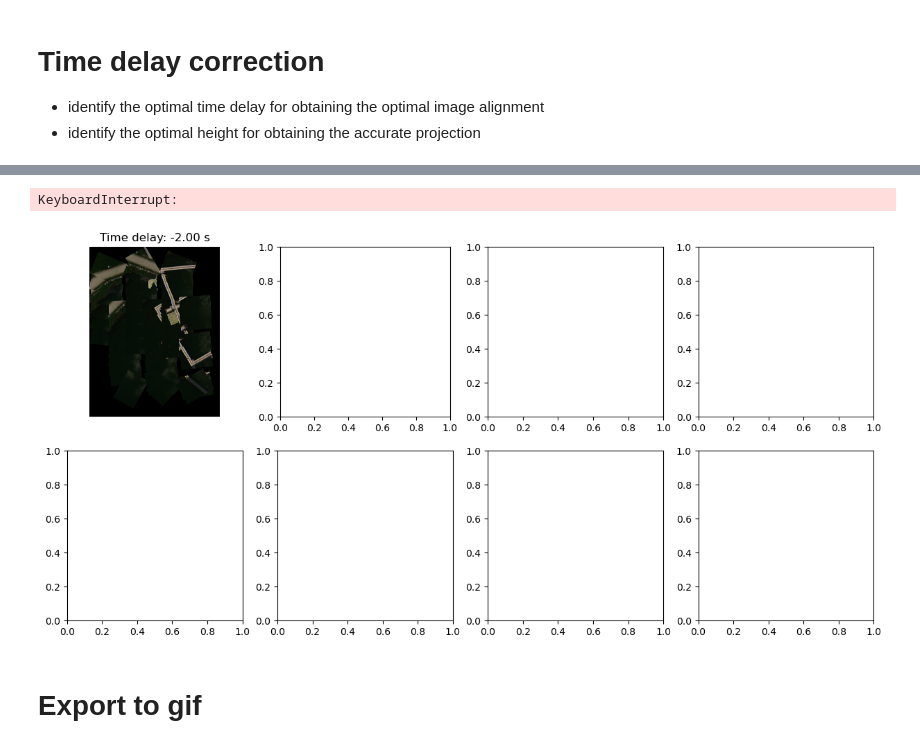
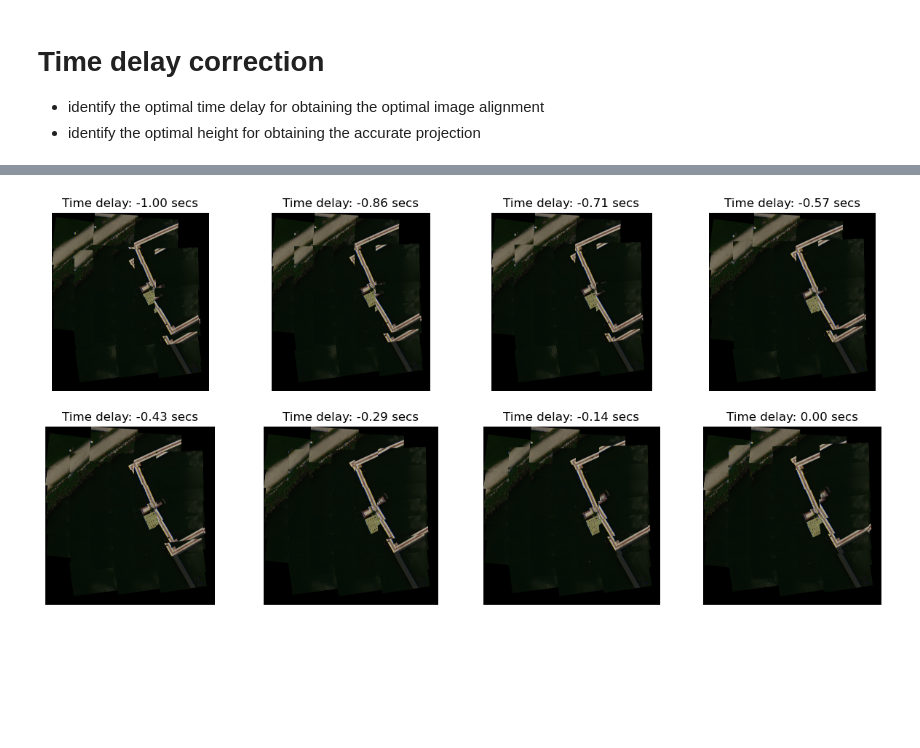
Before and after one commit to pakhuiying/micasense_georeferencing, a Jupyter notebook: timedelayCorrection.ipynb, the cells around one changed output, grey strips where cells are left out. Cells and saved outputs as stored; diff of their text form; code cells hidden in the pictures; blank space fills up the shorter version.

Commit message:
methods for timeDelay correction and shiftCoordinate correction

```diff
--- a/timedelayCorrection.ipynb
+++ b/timedelayCorrection.ipynb
@@ -207,0 +84,8 @@ print(flight_points)
+# %%
+# import GPS points
+ls_idx = SelectGPS.readSelectedGPS(rawImagePath)
+# print(ls_idx)
+# plot selected GPS points
+DL = SelectGPS.DetectLines(log, n = 3, thresh=0.99, plot=True)
+flight_points = DL.get_points(flight_points = ls_idx)
+print(flight_points)
@@ -207,0 +98,8 @@ print(flight_points)
+# %%
+DEM_offset_height = 23
+df_cropped = log.iloc[flight_points,:]
+df_cropped['flight_angle'] = -df_cropped.loc[:,'dls-yaw']/np.pi*180
+fp_list = [os.path.join(imagePath,'thumbnails',f'{os.path.splitext(fn)[0]}.jpg') for fn in df_cropped['image_name'].tolist()]
+if all([os.path.exists(fp) for fp in fp_list]):
+    PG = FlightAttributes.PlotGeoreference(df_cropped,fp_list,DEM_offset_height = DEM_offset_height)
+    im_display = PG.plot_georeference(reduction_factor=5,plot=True)
@@ -533,44 +137,29 @@ df_cropped
 - identify the optimal height for obtaining the accurate projection
 # %%
 # estimate the bounds of time delay correction
-# change the following bounds if needed to narrow the optimal time delay for finding the optimal image alignment
 est_time_delay1 = 0
-est_time_delay2 = -2
-scale_factor = 1.05
-height_steps = 6
+est_time_delay2 = -1
+DEM_offset_height = 23
+# indicate what method to estimate flight_angle in `estimate_angle`: "yaw" or "coord"
+estimate_angle = "yaw"
+# because imaging may not be conducted at MSL, water body may be located a few meters above MSL. Use minimum height recorded in the GPS module to estimate the altitude of the water body
+DEM_offset_height = 23
+IF = FlightAttributes.InterpolateFlight(log,
+                                        interpolate_milliseconds=100,
+                                        estimate_angle = estimate_angle)
+df_interpolated = IF.interpolate_flight(plot=False)
 
-for height in range(height_steps): # try offsets in height of up to 5m by 1meters
-    DEM_offset_height = height_dict['DEM_offset_height'] - height
-    # indicate what method to estimate flight_angle in `estimate_angle`: "yaw" or "coord"
-    for estimate_angle in ["yaw","coord"]:
+n_fig = 8
+fig, axes = plt.subplots(2,4, figsize=(15,7))
 
-        IF = FlightAttributes.InterpolateFlight(flight_attributes_df,
-                                                interpolate_milliseconds=100,
-                                                estimate_angle = estimate_angle)
-        df_interpolated = IF.interpolate_flight(plot=False)
-
-        n_fig = 8
-        fig, axes = plt.subplots(2,4, figsize=(15,7))
-
-        for i, (td,ax) in enumerate(zip(np.linspace(est_time_delay2,est_time_delay1, n_fig),axes.flatten())):
-            df1 = FlightAttributes.time_delta_correction(df_interpolated, timedelta=td)
-            df_cropped = df1.iloc[flight_points,:]
-            PG = FlightAttributes.PlotGeoreference(df_cropped,fp_list,DEM_offset_height = DEM_offset_height)
-            try:
-                im_display = PG.plot_georeference(reduction_factor=5,plot=False, scale_factor=scale_factor)
-            except:
-                scale_factor *= 1.05
-                im_display = PG.plot_georeference(reduction_factor=5,plot=False, scale_factor=scale_factor)
-            ax.imshow(im_display)
-            ax.set_title(f'Time delay: {td:.2f} s')
-            ax.axis('off')
-
-        correctedHeight = int(height_dict['measuredHeight'] - DEM_offset_height)
-        fig.suptitle(f"Height: {height_dict['actualHeight']}m, Corrected height: {correctedHeight}m, Estimated angle: {estimate_angle}")
-        plt.show()
-        # save fig
-        parentDir = os.path.join(os.path.dirname(imagePath),"images")
-        os.mkdir(parentDir) if not os.path.exists(parentDir) else None
-        fname = os.path.join(parentDir,f'timedelay_{estimate_angle}_height{int(DEM_offset_height)}.png')
-        fig.savefig(fname)
+for i, (td,ax) in enumerate(zip(np.linspace(est_time_delay2,est_time_delay1, n_fig),axes.flatten())):
+    df1 = FlightAttributes.time_delta_correction(df_interpolated, timedelta=td,
+                                                 columns_to_shift = ['timestamp', 'timedelta', 'latitude', 'longitude'])
+    df_cropped = df1.iloc[flight_points,:]
+    PG = FlightAttributes.PlotGeoreference(df_cropped,fp_list,DEM_offset_height = DEM_offset_height)
+    im_display = PG.plot_georeference(reduction_factor=5,plot=False)
+    ax.imshow(im_display)
+    ax.axis('off')
+    ax.set_title(f'Time delay: {td:.2f} secs')
+plt.show()
 # %% [output]
@@ -581,4 +182 @@ shape of canvas(6736, 5164, 3)
-KeyboardInterrupt:
-[figure, old version]
+[figure, new version]
-# %% [markdown]
-# Export to gif
```
Also changed, not shown: parts of 34 cells of this notebook, 7 other files.
